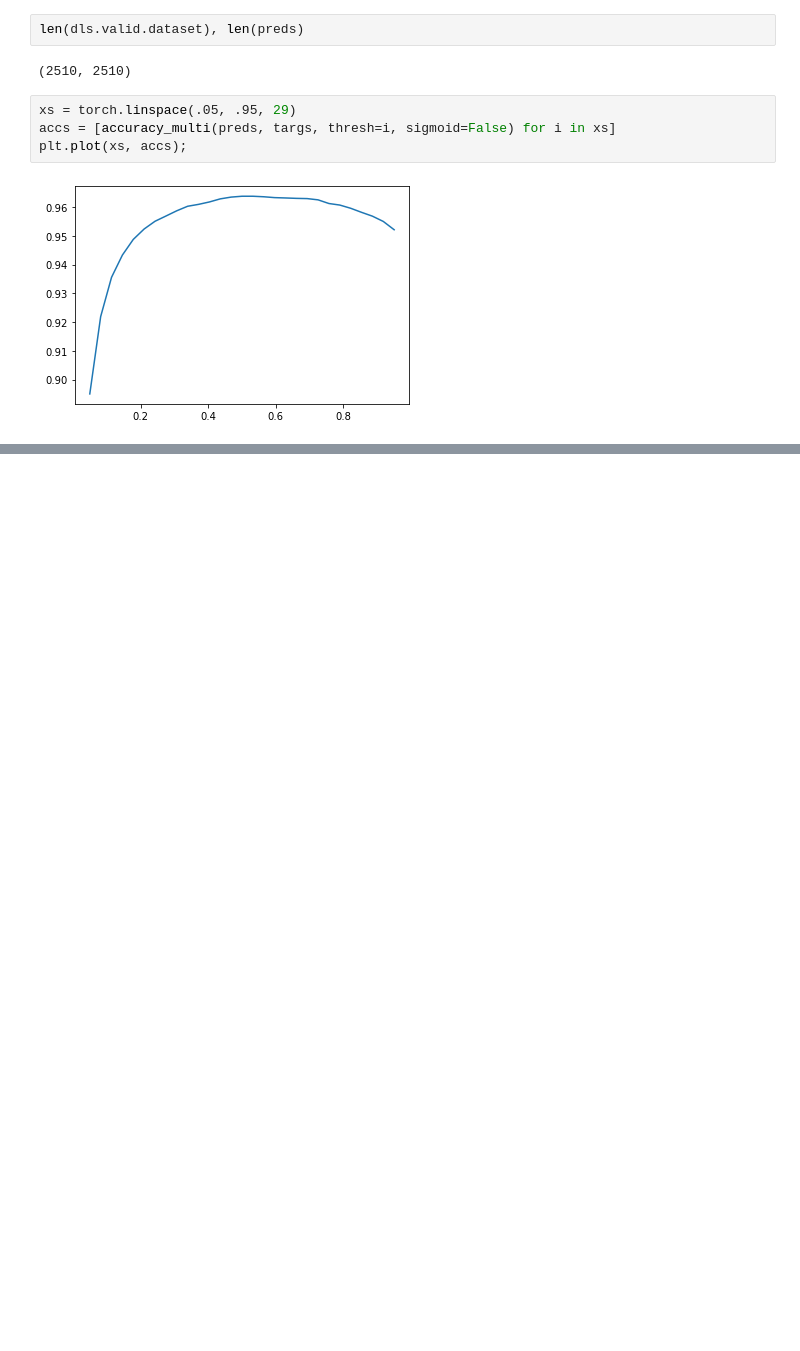
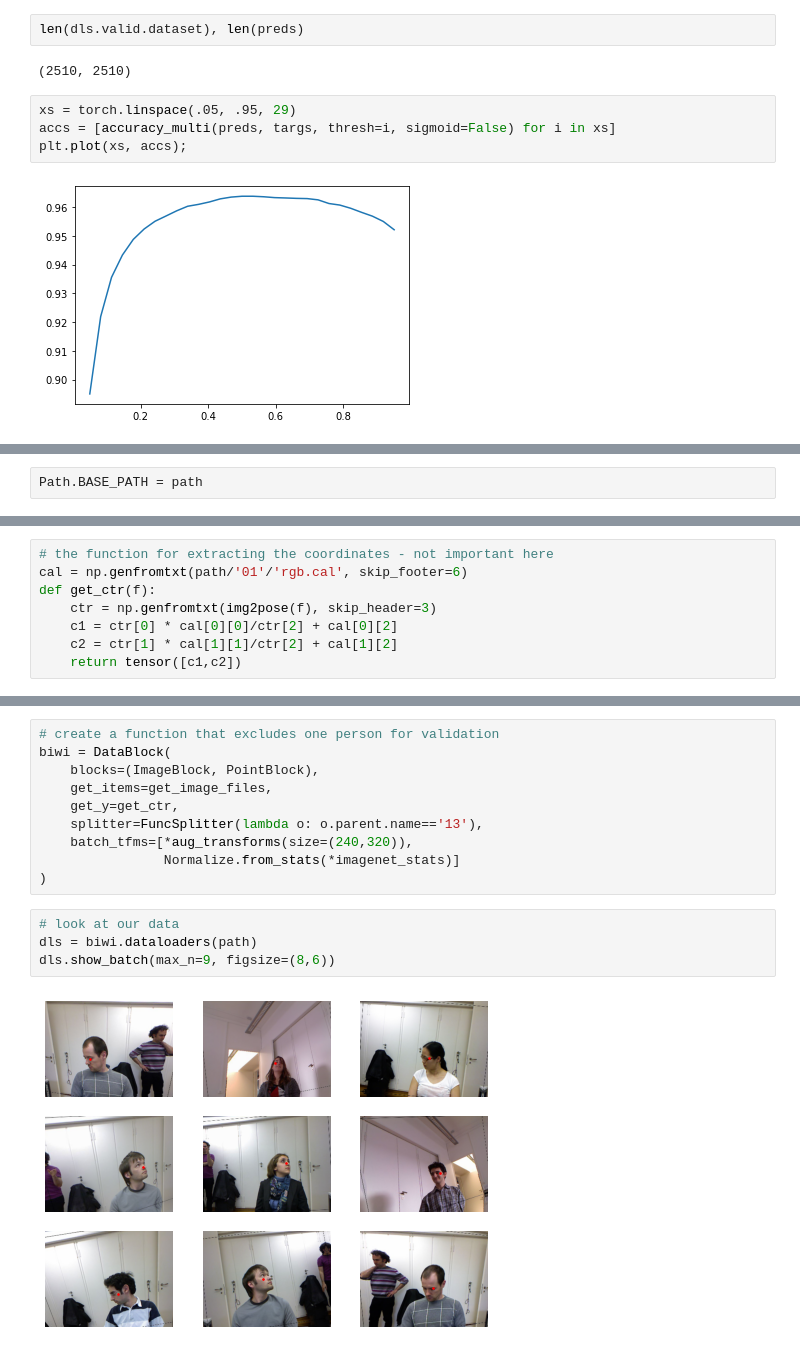
Before and after one commit to huli/fast-ai-course, a Jupyter notebook: chapters/chapter-06-other-computer-vision-problems.ipynb, the cells around one changed output, grey strips where cells are left out. Saved outputs shown, nothing was run; the diff lists cells and outputs as text; blank space fills up the shorter version.

```diff
--- a/chapters/chapter-06-other-computer-vision-problems.ipynb
+++ b/chapters/chapter-06-other-computer-vision-problems.ipynb
@@ -187,0 +200,2 @@ plt.plot(xs, accs);
+# %%
+Path.BASE_PATH = path
@@ -187,0 +230,8 @@ plt.plot(xs, accs);
+# %%
+# the function for extracting the coordinates - not important here
+cal = np.genfromtxt(path/'01'/'rgb.cal', skip_footer=6)
+def get_ctr(f):
+    ctr = np.genfromtxt(img2pose(f), skip_header=3)
+    c1 = ctr[0] * cal[0][0]/ctr[2] + cal[0][2]
+    c2 = ctr[1] * cal[1][1]/ctr[2] + cal[1][2]
+    return tensor([c1,c2])
@@ -187,0 +242,16 @@ plt.plot(xs, accs);
+# %%
+# create a function that excludes one person for validation
+biwi = DataBlock(
+    blocks=(ImageBlock, PointBlock),
+    get_items=get_image_files,
+    get_y=get_ctr,
+    splitter=FuncSplitter(lambda o: o.parent.name=='13'),
+    batch_tfms=[*aug_transforms(size=(240,320)),
+                Normalize.from_stats(*imagenet_stats)]
+)
+# %%
+# look at our data
+dls = biwi.dataloaders(path)
+dls.show_batch(max_n=9, figsize=(8,6))
+# %% [output]
+[figure, added]
```
Also changed, not shown: parts of 22 cells of this notebook, 1 other file.
